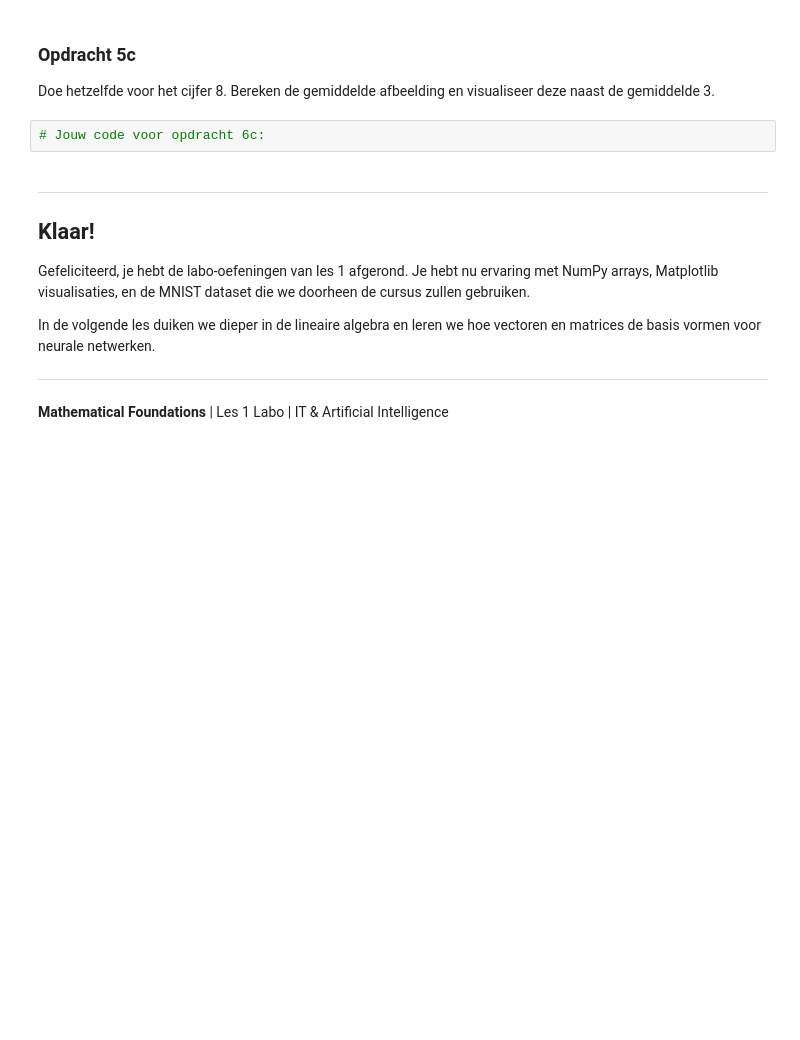
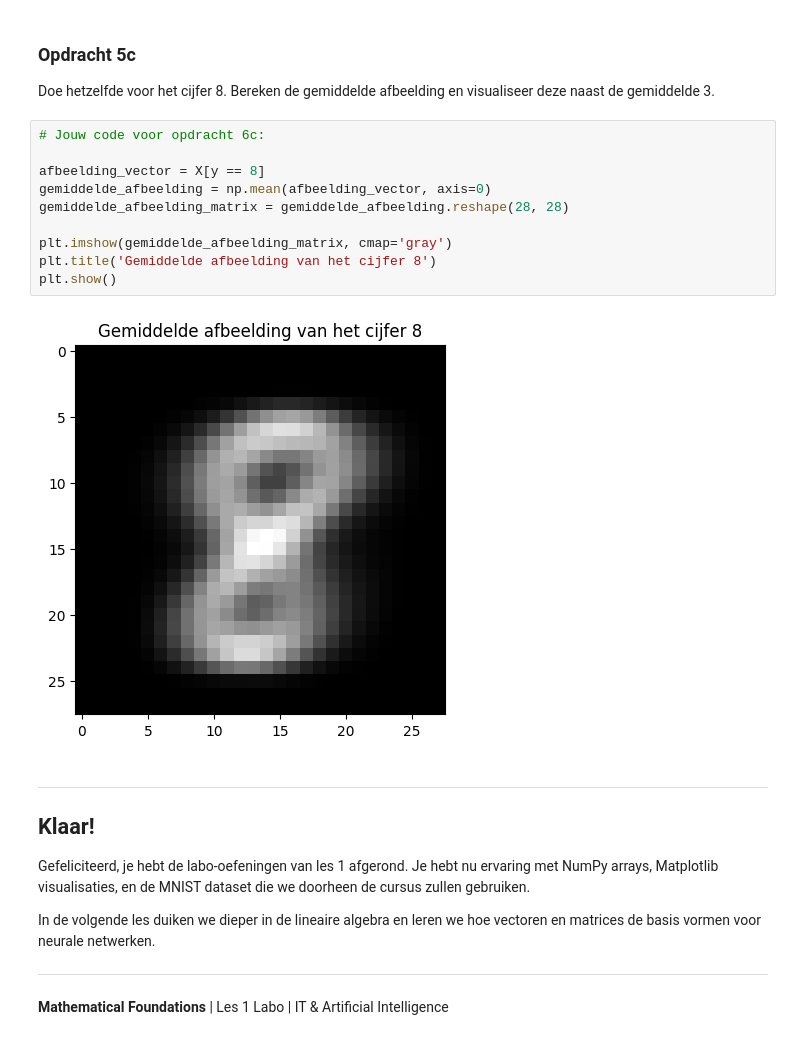
Before and after one commit to supperglossar/Mathematocal_Foundations, a Jupyter notebook: content/introductie/les01_labo.ipynb, the cells around one changed output. Saved outputs shown, nothing was run; the diff lists cells and outputs as text; blank space fills up the shorter version.

```diff
--- a/content/introductie/les01_labo.ipynb
+++ b/content/introductie/les01_labo.ipynb
@@ -266,8 +306,18 @@ Bereken de gemiddelde afbeelding van alle drieën. Gebruik `np.mean()` met `axis
 ### Opdracht 5c
 
 Doe hetzelfde voor het cijfer 8. Bereken de gemiddelde afbeelding en visualiseer deze naast de gemiddelde 3.
-# %%
-# Jouw code voor opdracht 6c:
+# %%
+# Jouw code voor opdracht 6c:
+
+afbeelding_vector = X[y == 8]
+gemiddelde_afbeelding = np.mean(afbeelding_vector, axis=0)
+gemiddelde_afbeelding_matrix = gemiddelde_afbeelding.reshape(28, 28)
+
+plt.imshow(gemiddelde_afbeelding_matrix, cmap='gray')
+plt.title('Gemiddelde afbeelding van het cijfer 8')
+plt.show()
+# %% [output]
+[figure, added]
 # %% [markdown]
 ---
 
```
Also changed, not shown: parts of 10 cells of this notebook.
